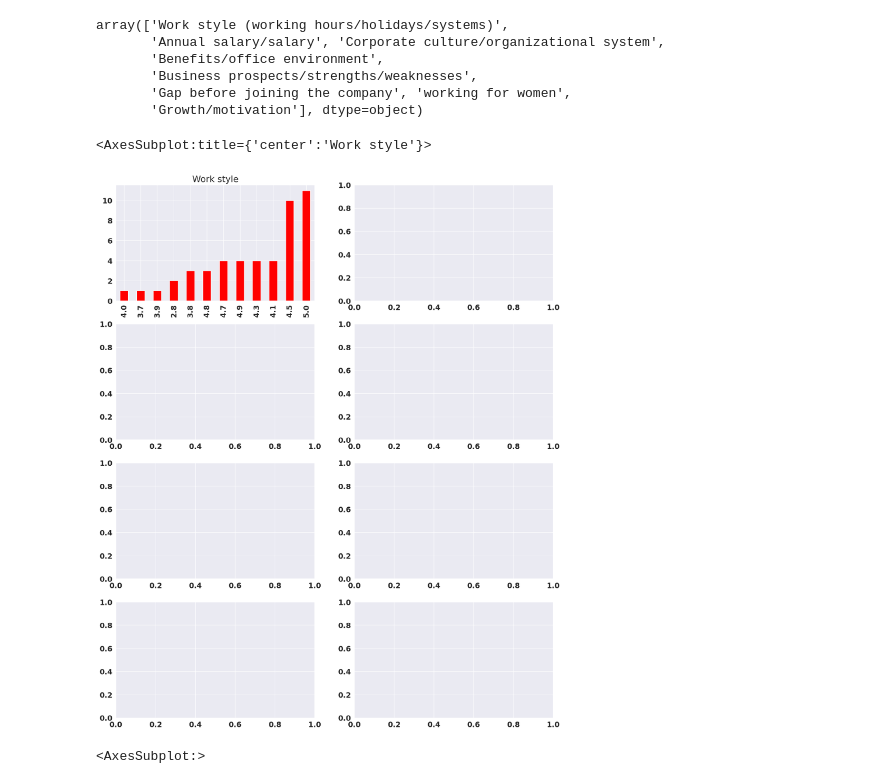
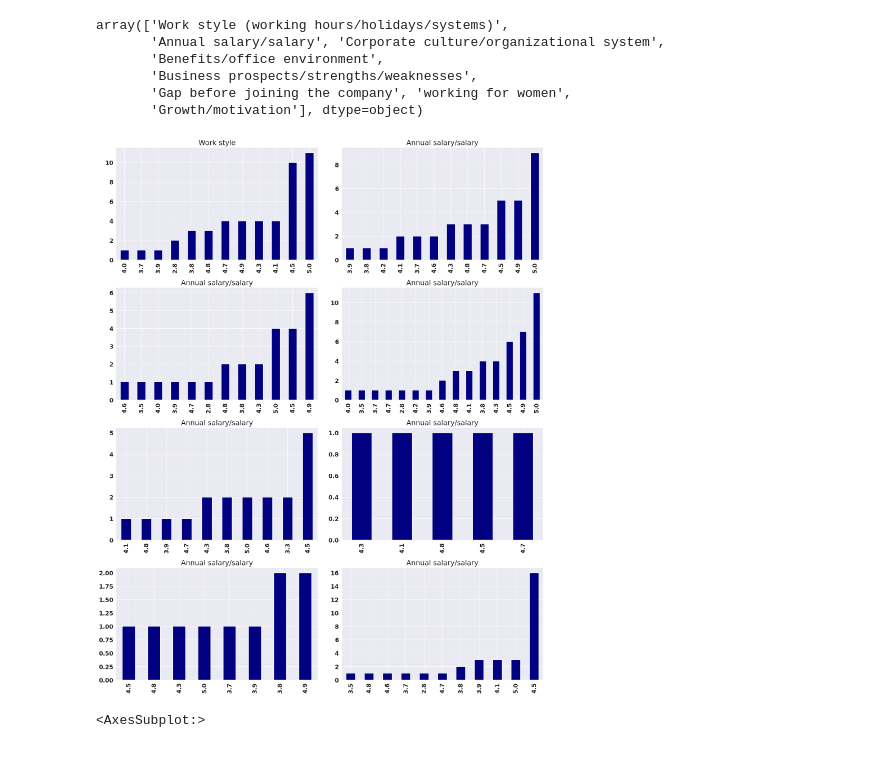
Before and after one commit to hitomi1104/sf_employee_review, a Jupyter notebook: NLP_jp.ipynb, the cells around one changed output. Cells and saved outputs as stored; diff of their text form; code cells hidden in the pictures.

```diff
--- a/NLP_jp.ipynb
+++ b/NLP_jp.ipynb
@@ -138,13 +138,37 @@ df['title'] = df['title'].replace(['事業展望・強み・弱み'], 'Business
 df['title'] = df['title'].replace(['入社前とのギャップ'], 'Gap before joining the company')
 df['title'] = df['title'].replace(['女性の働きやすさ'], 'working for women')
 df['title'] = df['title'].replace(['成長・働きがい'], 'Growth/motivation')
-# %%
-fig, ax = plt.subplots(4,2, figsize=(16,20))
-work_balance = df[df['title'] == 'Work style (working hours/holidays/systems)']
-work_balance['rating'].value_counts().sort_values().plot(kind = 'bar', color='r', ax=ax[0][0], title='Work style', )
-# %% [output]
-<AxesSubplot:title={'center':'Work style'}>
-[figure, removed]
+# %%
+fig, ax = plt.subplots(4,2, figsize=(16,20))
+
+work_balance = df[df['title'] == 'Work style (working hours/holidays/systems)']
+work_balance['rating'].value_counts().sort_values().plot(kind = 'bar', color='navy', ax=ax[0][0], title='Work style')
+
+salary = df[df['title'] == 'Annual salary/salary']
+salary['rating'].value_counts().sort_values().plot(kind = 'bar', color='navy', ax=ax[0][1], title='Annual salary/salary')
+
+culture = df[df['title'] == 'Corporate culture/organizational system']
+culture['rating'].value_counts().sort_values().plot(kind = 'bar', color='navy', ax=ax[1][0], title='Corporate culture/organizational system')
+
+benefit = df[df['title'] == 'Benefits/office environment']
+benefit['rating'].value_counts().sort_values().plot(kind = 'bar', color='navy', ax=ax[1][1], title='Benefits/office environment')
+
+business = df[df['title'] == 'Business prospects/strengths/weaknesses']
+business['rating'].value_counts().sort_values().plot(kind = 'bar', color='navy', ax=ax[2][0], title='Annual salary/salary')
+
+gap = df[df['title'] == 'Gap before joining the company']
+gap['rating'].value_counts().sort_values().plot(kind = 'bar', color='navy', ax=ax[2][1], title='Annual salary/salary')
+
+women = df[df['title'] == 'working for women']
+women['rating'].value_counts().sort_values().plot(kind = 'bar', color='navy', ax=ax[3][0], title='Annual salary/salary')
+
+motivation = df[df['title'] == 'Growth/motivation']
+motivation['rating'].value_counts().sort_values().plot(kind = 'bar', color='navy', ax=ax[3][1], title='Annual salary/salary')
+
+fig.tight_layout()
+plt.show()
+# %% [output]
+[figure, added]
 # %%
 work_balance = df[df['title'] == 'Work style (working hours/holidays/systems)']
 work_balance['rating'].value_counts().sort_values().plot(kind = 'barh')
```
